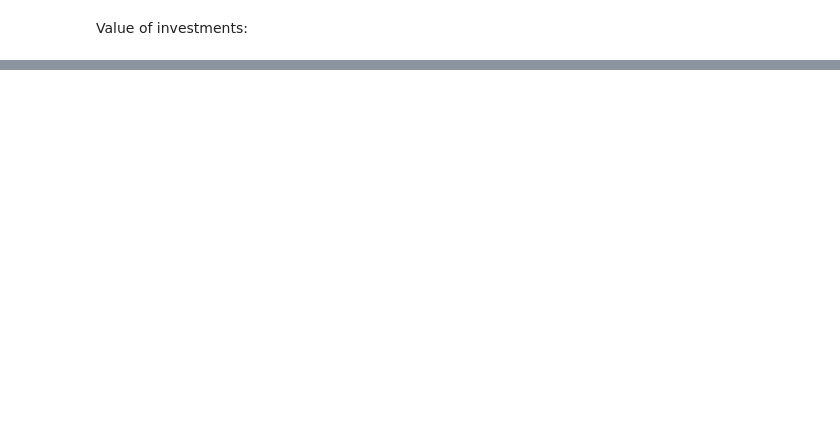
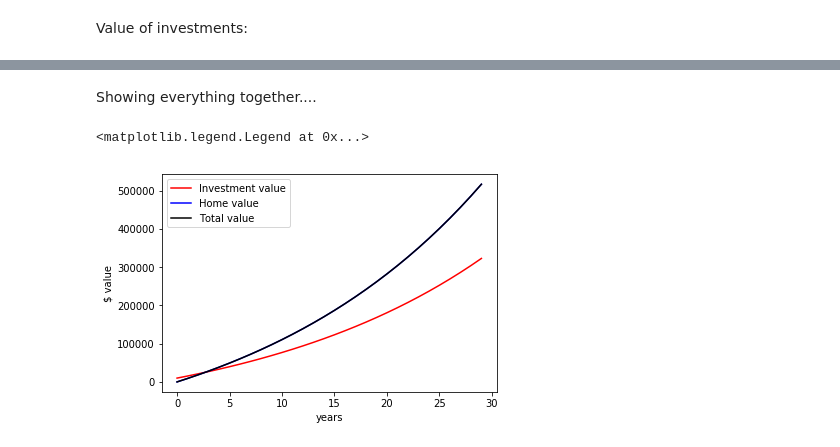
Before and after one commit to saehuber/Down-Payment-Calculator, a Jupyter notebook: Mortgage calculator.ipynb, the cells around one changed output, grey strips where cells are left out. Saved outputs shown, nothing was run; the diff lists cells and outputs as text; code cells hidden in the pictures; blank space fills up the shorter version.

```diff
--- a/Mortgage calculator.ipynb
+++ b/Mortgage calculator.ipynb
@@ -69,0 +127,12 @@ plt.xlabel("years")
+# %% [markdown]
+Showing everything together....
+# %%
+plt.plot(years_arr,investment_value,"r-", label="Investment value")
+plt.plot(years_arr,home_equity_value,"b-",label="Home value")
+plt.plot(years_arr,home_equity_value,"k-",label="Total value")
+plt.ylabel("$ value")
+plt.xlabel("years")
+plt.legend()
+# %% [output]
+<matplotlib.legend.Legend at 0x...>
+[figure, added]
```
Also changed, not shown: parts of 14 cells of this notebook.
